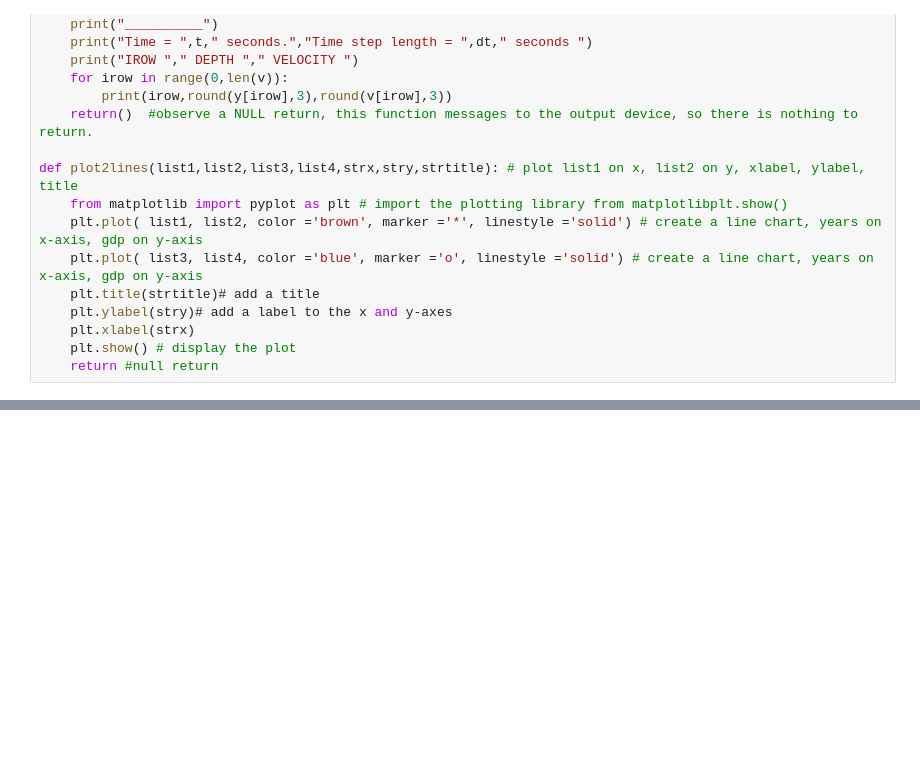
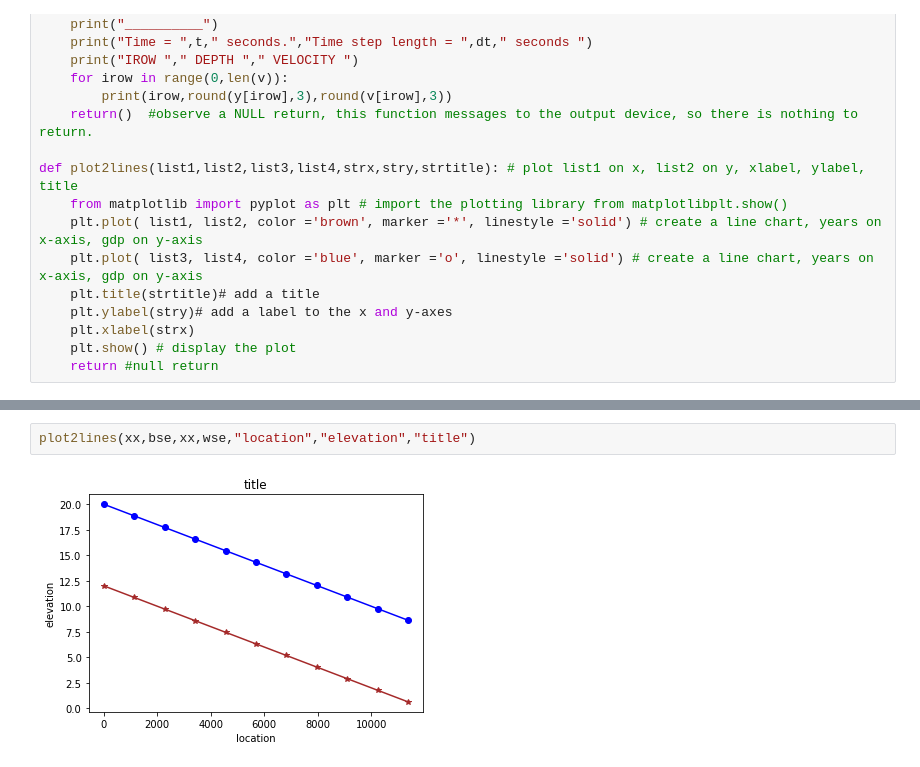
Before and after one commit to dustykat/ce-5362-webroot, a Jupyter notebook: 1-Lessons/Lesson08/PresentationInLecture/ce5362-swmodeling-lesson8.ipynb, the cells around one changed output, grey strips where cells are left out. Drawn from its saved outputs; the diff is of its cells as text; blank space fills up the shorter version.

```diff
--- a/1-Lessons/Lesson08/PresentationInLecture/ce5362-swmodeling-lesson8.ipynb
+++ b/1-Lessons/Lesson08/PresentationInLecture/ce5362-swmodeling-lesson8.ipynb
@@ -176 +196,5 @@ def plot2lines(list1,list2,list3,list4,strx,stry,strtitle): # plot list1 on x, l
+# %%
+plot2lines(xx,bse,xx,wse,"location","elevation","title")
+# %% [output]
+[figure, added]
 # %%
```
Also changed, not shown: parts of 4 cells of this notebook.
